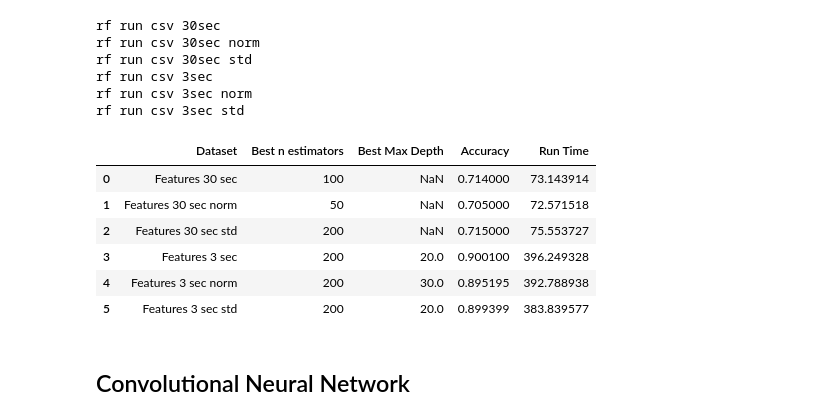
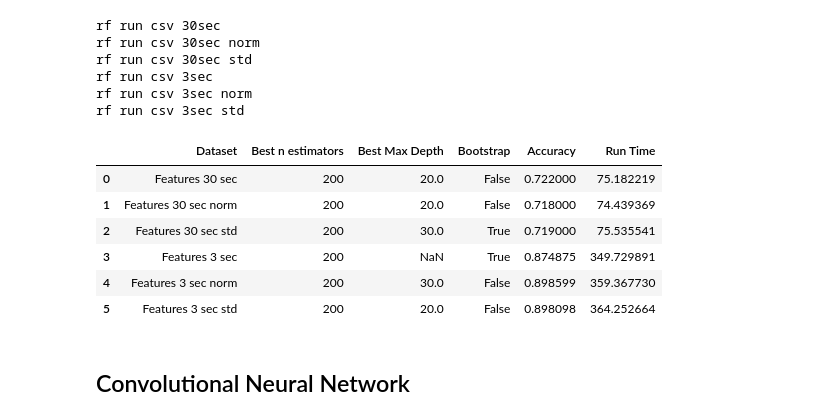
Before and after one commit to ingjacob/CS345_Term_Project, a Jupyter notebook: Jupyter_Notebook/Dataloader.ipynb, the cells around one changed output. Cells and saved outputs as stored; diff of their text form; code cells hidden in the pictures.

```diff
--- a/Jupyter_Notebook/Dataloader.ipynb
+++ b/Jupyter_Notebook/Dataloader.ipynb
@@ -435,7 +435,7 @@ def testRandomForest(features, labels, paramgrid):
     model = RandomForestClassifier()
     best_estimator, accuracy, run_time = girdSearchClassifier(model, features, labels, paramgrid)
 
-    return best_estimator.get_params()['n_estimators'], best_estimator.get_params()['max_depth'], accuracy, run_time
+    return best_estimator.get_params()['n_estimators'], best_estimator.get_params()['max_depth'], best_estimator.get_params()['bootstrap'], accuracy, run_time
 # %%
 random_forest_param_grid = {
     'n_estimators': [1, 10, 50, 100, 200],
@@ -444,32 +444,32 @@ random_forest_param_grid = {
      #'min_samples_split': [2, 5, 10],
      #'min_samples_leaf': [1, 2, 4],
      'bootstrap': [True, False],
-    'n_jobs': [-1]
+     'n_jobs': [-1]
 
 }
 
 print("rf run csv 30sec")
-rf_csv30sec_best_estimator_nfeatures, rf_csv30sec_best_estimator_maxdepth, rf_csv30sec_accuracy, rf_csv30sec_time = testRandomForest(
+rf_csv30sec_best_estimator_nfeatures, rf_csv30sec_best_estimator_maxdepth, rf_csv30sec_best_estimator_bootstrap, rf_csv30sec_accuracy, rf_csv30sec_time = testRandomForest(
     X_30sec, y_30sec, random_forest_param_grid)
 
 print("rf run csv 30sec norm")
-rf_csv30sec_norm_best_estimator_nfeatures, rf_csv30sec_norm_best_estimator_maxdepth, rf_csv30sec_norm_accuracy, rf_csv30sec_norm_time = testRandomForest(
+rf_csv30sec_norm_best_estimator_nfeatures, rf_csv30sec_norm_best_estimator_maxdepth, rf_csv30sec_norm_best_estimator_bootstrap, rf_csv30sec_norm_accuracy, rf_csv30sec_norm_time = testRandomForest(
     X_30sec_norm, y_30sec, random_forest_param_grid)
 
 print("rf run csv 30sec std")
-rf_csv30sec_std_best_estimator_nfeatures, rf_csv30sec_std_best_estimator_maxdepth, rf_csv30sec_std_accuracy, rf_csv30sec_std_time = testRandomForest(
+rf_csv30sec_std_best_estimator_nfeatures, rf_csv30sec_std_best_estimator_maxdepth, rf_csv30sec_std_best_estimator_bootstrap, rf_csv30sec_std_accuracy, rf_csv30sec_std_time = testRandomForest(
     X_30sec_std, y_30sec, random_forest_param_grid)
 
 print("rf run csv 3sec ")
-rf_csv3sec_best_estimator_nfeatures, rf_csv3sec_best_estimator_maxdepth, rf_csv3sec_accuracy, rf_csv3sec_time = testRandomForest(
+rf_csv3sec_best_estimator_nfeatures, rf_csv3sec_best_estimator_maxdepth, rf_csv3sec_best_estimator_bootstrap, rf_csv3sec_accuracy, rf_csv3sec_time = testRandomForest(
     X_3sec, y_3sec, random_forest_param_grid)
 
 print("rf run csv 3sec norm ")
-rf_csv3sec_norm_best_estimator_nfeatures, rf_csv3sec_norm_best_estimator_maxdepth, rf_csv3sec_norm_accuracy, rf_csv3sec_norm_time = testRandomForest(
+rf_csv3sec_norm_best_estimator_nfeatures, rf_csv3sec_norm_best_estimator_maxdepth, rf_csv3sec_norm_best_estimator_bootstrap, rf_csv3sec_norm_accuracy, rf_csv3sec_norm_time = testRandomForest(
     X_3sec_norm, y_3sec, random_forest_param_grid)
 
 print("rf run csv 3sec std")
-rf_csv3sec_std_best_estimator_nfeatures, rf_csv3sec_std_best_estimator_maxdepth, rf_csv3sec_std_accuracy, rf_csv3sec_std_time = testRandomForest(
+rf_csv3sec_std_best_estimator_nfeatures, rf_csv3sec_std_best_estimator_maxdepth, rf_csv3sec_std_best_estimator_bootstrap, rf_csv3sec_std_accuracy, rf_csv3sec_std_time = testRandomForest(
     X_3sec_std, y_3sec, random_forest_param_grid)
 # %% [output]
 rf run csv 30sec
@@ -488,40 +488,48 @@ pd.DataFrame({
         rf_csv3sec_best_estimator_nfeatures,
         rf_csv3sec_norm_best_estimator_nfeatures,
         rf_csv3sec_std_best_estimator_nfeatures
     ],
     "Best Max Depth": [
         rf_csv30sec_best_estimator_maxdepth,
         rf_csv30sec_norm_best_estimator_maxdepth,
         rf_csv30sec_std_best_estimator_maxdepth,
         rf_csv3sec_best_estimator_maxdepth ,
         rf_csv3sec_norm_best_estimator_maxdepth,
         rf_csv3sec_std_best_estimator_maxdepth
     ],
+    "Bootstrap": [
+        rf_csv30sec_best_estimator_bootstrap,
+        rf_csv30sec_norm_best_estimator_bootstrap,
+        rf_csv30sec_std_best_estimator_bootstrap,
+        rf_csv3sec_best_estimator_bootstrap,
+        rf_csv3sec_norm_best_estimator_bootstrap,
+        rf_csv3sec_std_best_estimator_bootstrap
+    ],
     "Accuracy": [
         rf_csv30sec_accuracy,
         rf_csv30sec_norm_accuracy,
         rf_csv30sec_std_accuracy,
         rf_csv3sec_accuracy,
         rf_csv3sec_norm_accuracy,
         rf_csv3sec_std_accuracy
     ],
     "Run Time": [
         rf_csv30sec_time,
         rf_csv30sec_norm_time,
         rf_csv30sec_std_time,
         rf_csv3sec_time,
         rf_csv3sec_norm_time,
         rf_csv3sec_std_time
     ]
 })
 # %% [output]
-|  | Dataset | Best n estimators | Best Max Depth | Accuracy | Run Time |
-| 0 | Features 30 sec | 100 | NaN | 0.714000 | 73.143914 |
-| 1 | Features 30 sec norm | 50 | NaN | 0.705000 | 72.571518 |
-| 2 | Features 30 sec std | 200 | NaN | 0.715000 | 75.553727 |
-| 3 | Features 3 sec | 200 | 20.0 | 0.900100 | 396.249328 |
-| 4 | Features 3 sec norm | 200 | 30.0 | 0.895195 | 392.788938 |
-| 5 | Features 3 sec std | 200 | 20.0 | 0.899399 | 383.839577 |
+|  | Dataset | Best n estimators | Best Max Depth | Bootstrap | Accuracy | Run Time |
+| 0 | Features 30 sec | 200 | 20.0 | False | 0.722000 | 75.182219 |
+| 1 | Features 30 sec norm | 200 | 20.0 | False | 0.718000 | 74.439369 |
+| 2 | Features 30 sec std | 200 | 30.0 | True | 0.719000 | 75.535541 |
+| 3 | Features 3 sec | 200 | NaN | True | 0.874875 | 349.729891 |
+| 4 | Features 3 sec norm | 200 | 30.0 | False | 0.898599 | 359.367730 |
+| 5 | Features 3 sec std | 200 | 20.0 | False | 0.898098 | 364.252664 |
 # %% [markdown]
 ## Convolutional Neural Network
 # %%
```
Also changed, not shown: parts of 10 cells of this notebook.
